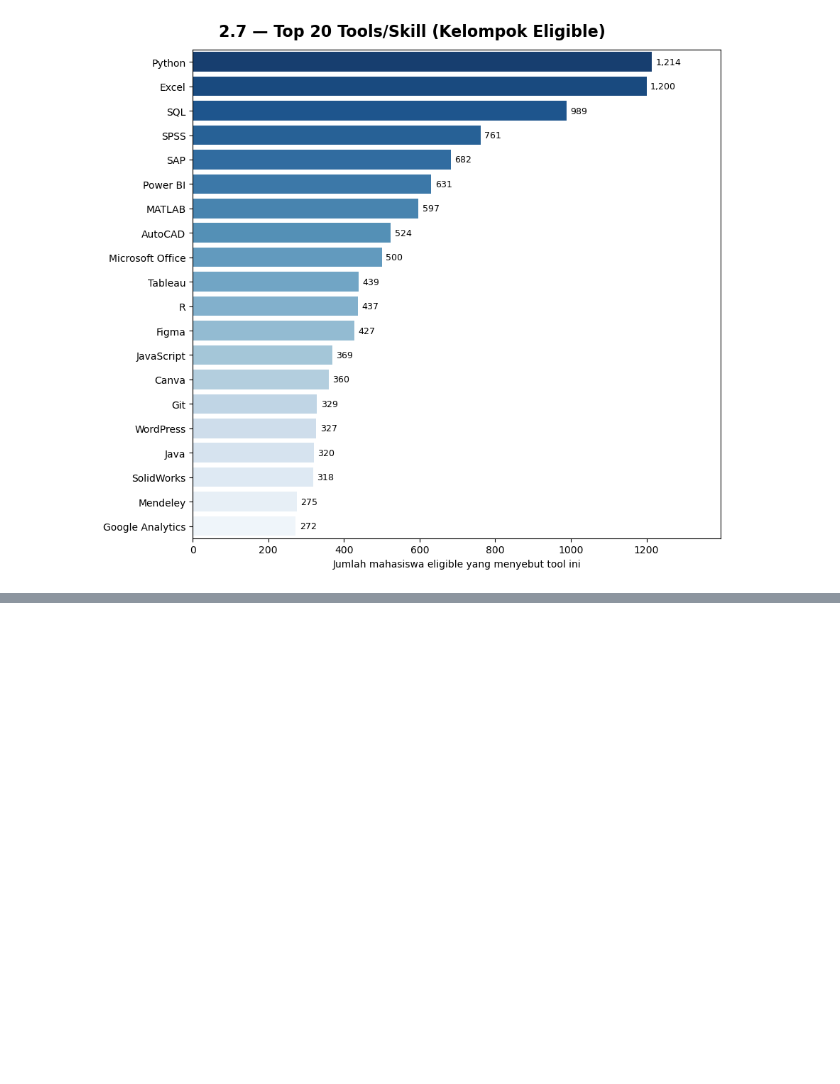
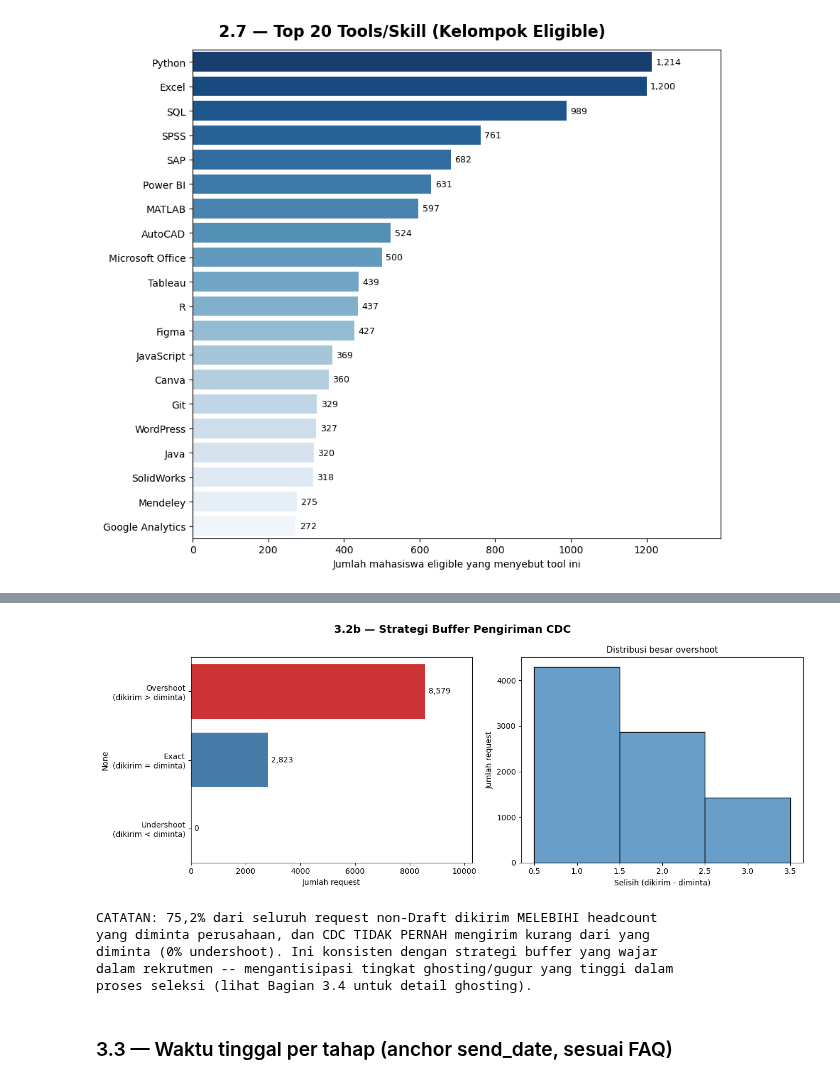
Before and after one commit to zzdf5/ssf-ssdc26-kataedward, a Jupyter notebook: notebooks/02_eda.ipynb, the cells around one changed output, grey strips where cells are left out. Drawn from its saved outputs; the diff is of its cells as text; code cells hidden in the pictures; blank space fills up the shorter version.

Commit message:
eda bagian 3.5

```diff
--- a/notebooks/02_eda.ipynb
+++ b/notebooks/02_eda.ipynb
@@ -1111,0 +1347,64 @@ plt.show()
+# %%
+fig, axes = plt.subplots(1, 2, figsize=(13, 5))
+fig.suptitle("3.2b — Strategi Buffer Pengiriman CDC", fontsize=14, fontweight="bold")
+
+# Chart 1: kategori overshoot/exact/undershoot
+kategori_counts = pd.Series(
+    {
+        "Overshoot\n(dikirim > diminta)": n_over,
+        "Exact\n(dikirim = diminta)": n_exact,
+        "Undershoot\n(dikirim < diminta)": n_under,
+    }
+)
+sns.barplot(
+    x=kategori_counts.values,
+    y=kategori_counts.index,
+    hue=kategori_counts.index,
+    palette="Set1",
+    legend=False,
+    ax=axes[0],
+)
+axes[0].set_xlabel("Jumlah request")
+axes[0].set_xlim(0, kategori_counts.max() * 1.2)
+for container in axes[0].containers:
+    if hasattr(container, "datavalues"):
+        axes[0].bar_label(
+            container,
+            labels=[f"{v:,.0f}" for v in container.datavalues],
+            padding=4,
+            fontsize=10,
+        )
+
+# Chart 2: distribusi selisih (khusus overshoot)
+sns.histplot(
+    overshoot_df["selisih"],
+    bins=range(1, int(overshoot_df["selisih"].max()) + 2),
+    discrete=True,
+    ax=axes[1],
+    color=sns.color_palette("Set1")[1],
+)
+axes[1].set_xlabel("Selisih (dikirim - diminta)")
+axes[1].set_ylabel("Jumlah request")
+axes[1].set_title("Distribusi besar overshoot", fontsize=11)
+
+plt.tight_layout()
+plt.show()
+
+print(
+    """
+CATATAN: 75,2% dari seluruh request non-Draft dikirim MELEBIHI headcount
+yang diminta perusahaan, dan CDC TIDAK PERNAH mengirim kurang dari yang
+diminta (0% undershoot). Ini konsisten dengan strategi buffer yang wajar
+dalam rekrutmen -- mengantisipasi tingkat ghosting/gugur yang tinggi dalam
+proses seleksi (lihat Bagian 3.4 untuk detail ghosting).
+"""
+)
+# %% [output]
+[figure, added]
+CATATAN: 75,2% dari seluruh request non-Draft dikirim MELEBIHI headcount
+yang diminta perusahaan, dan CDC TIDAK PERNAH mengirim kurang dari yang
+diminta (0% undershoot). Ini konsisten dengan strategi buffer yang wajar
+dalam rekrutmen -- mengantisipasi tingkat ghosting/gugur yang tinggi dalam
+proses seleksi (lihat Bagian 3.4 untuk detail ghosting).
+# %% [markdown]
+### 3.3 — Waktu tinggal per tahap (anchor send_date, sesuai FAQ)
```
Also changed, not shown: parts of 35 cells of this notebook, 1 other file.
